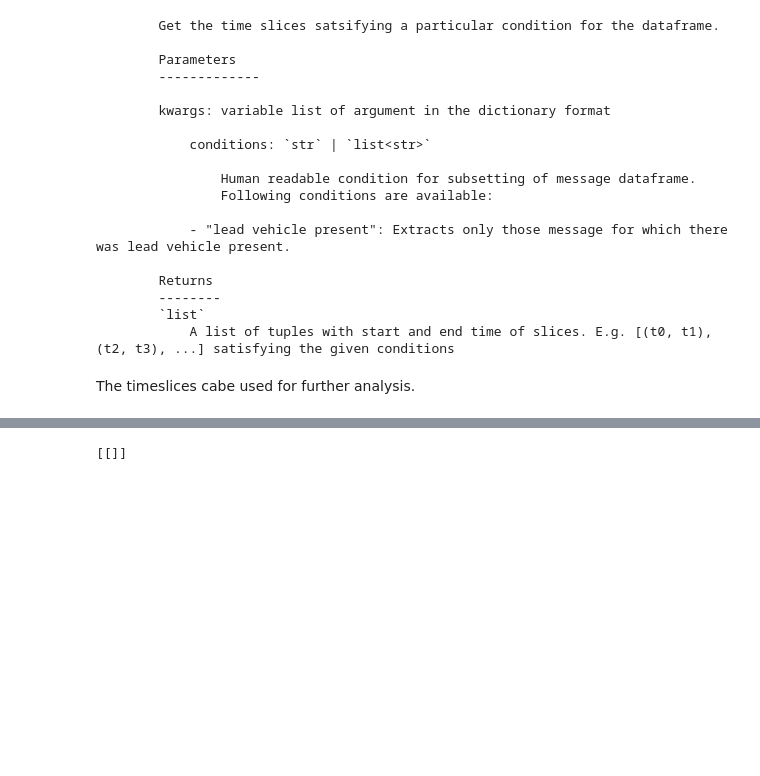
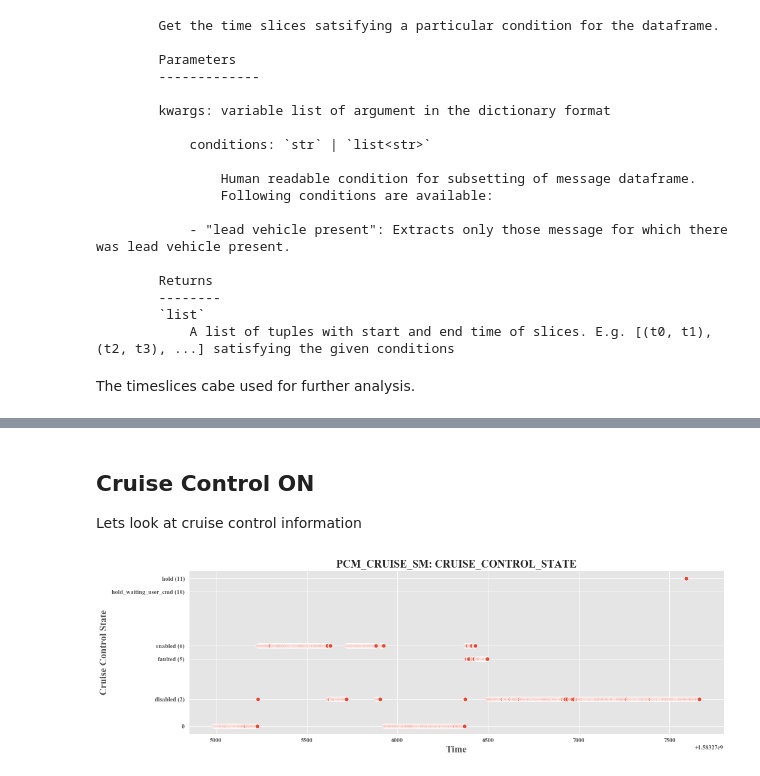
Before and after one commit to jmscslgroup/strym, a Jupyter notebook: notebook/Dataframe subsetting and slicing.ipynb, the cells around one changed output, grey strips where cells are left out. Cells and saved outputs as stored; diff of their text form; code cells hidden in the pictures; blank space fills up the shorter version.

Commit message:
Reran demonstrating a new condition 'cruise control on'

```diff
--- a/notebook/Dataframe subsetting and slicing.ipynb
+++ b/notebook/Dataframe subsetting and slicing.ipynb
@@ -151,4 +198,8 @@ timeslices = r0.time_subset(conditions="lead vehicle present")
-# %%
-timeslices
-# %% [output]
-[[]]
+# %% [markdown]
+## Cruise Control ON
+Lets look at cruise control information
+# %%
+plt.rcParams["figure.figsize"] = (16,5)
+acc_on = r0.acc_state()
+# %% [output]
+[figure, added]
```
Also changed, not shown: parts of 11 cells of this notebook.
